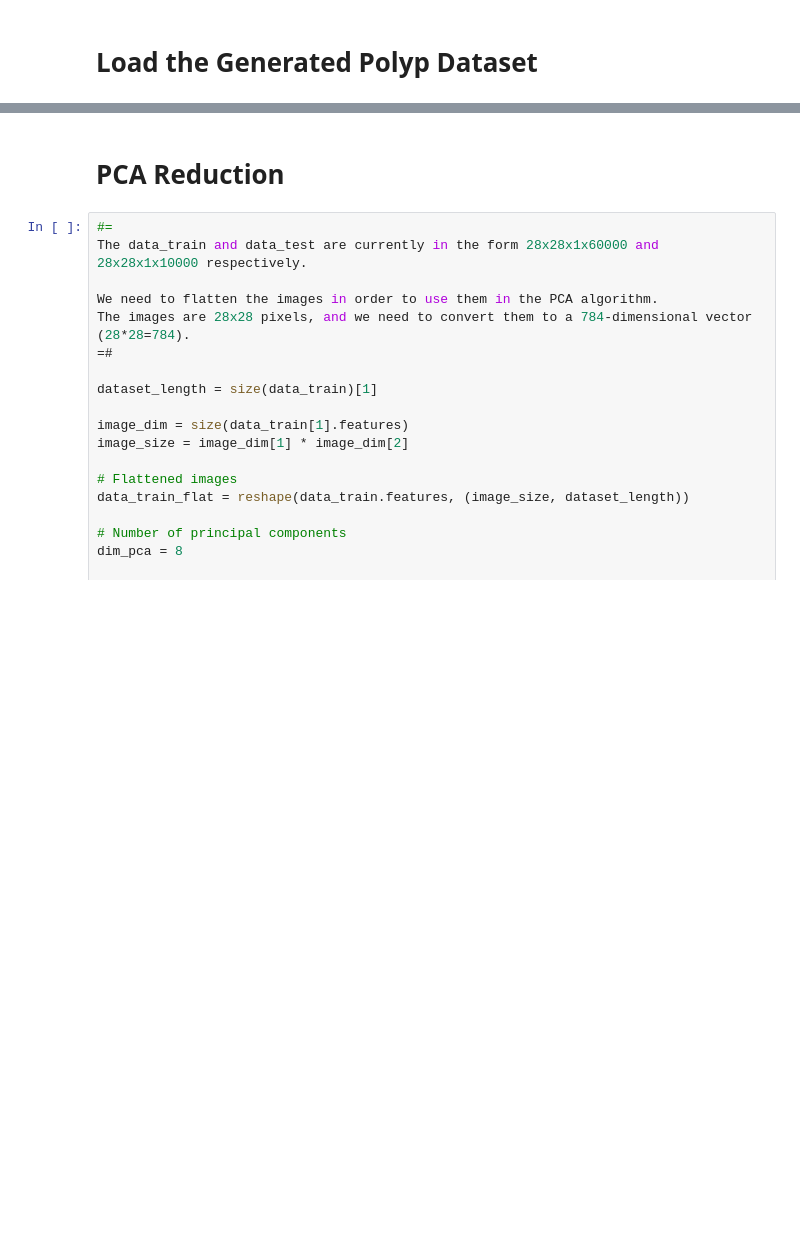
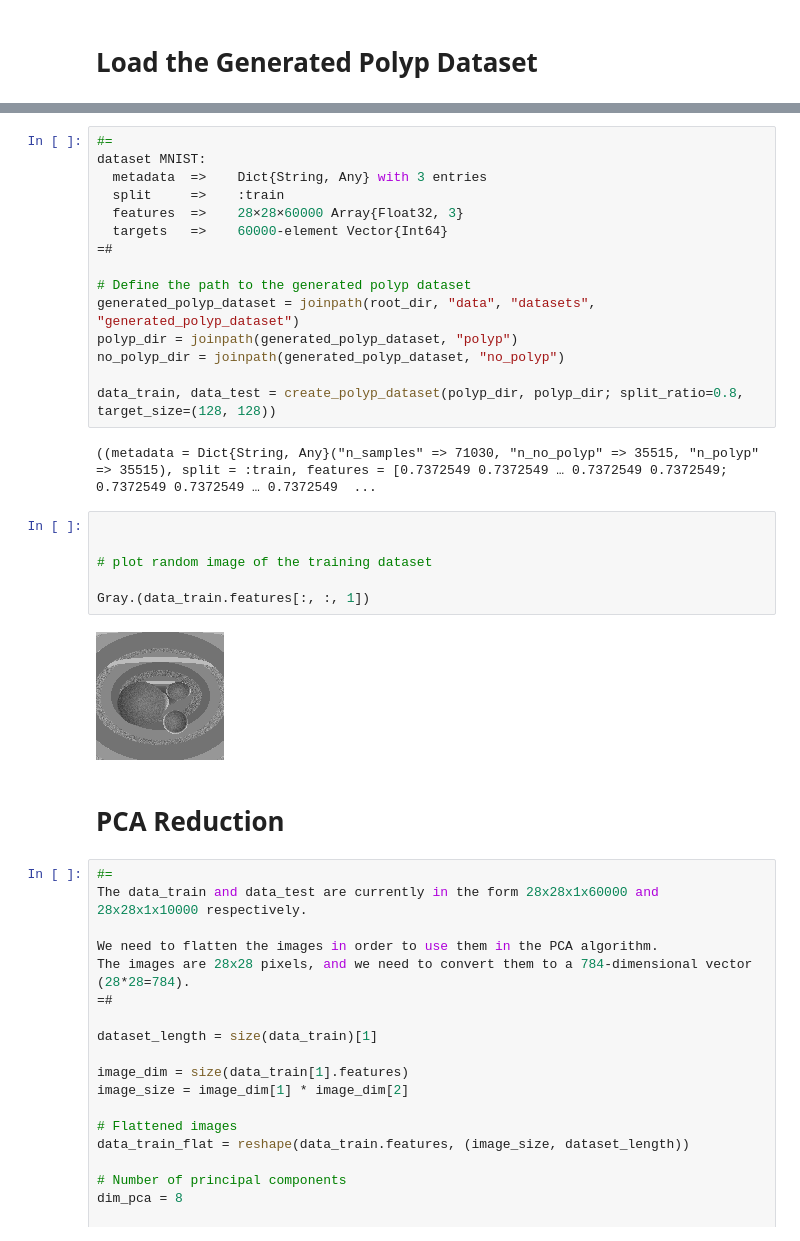
Before and after one commit to NunoMBatista/Neutral-Atom-QGARS, a Jupyter notebook: qrc_mnist_julia/QRC_polyp_detection.ipynb, the cells around one changed output, grey strips where cells are left out. Saved outputs shown, nothing was run; the diff lists cells and outputs as text; blank space fills up the shorter version.

Commit message:
started using generated polyp dataset

```diff
--- a/qrc_mnist_julia/QRC_polyp_detection.ipynb
+++ b/qrc_mnist_julia/QRC_polyp_detection.ipynb
@@ -57,3 +121,28 @@ convert2image(data_train, 1)
+# %%
+#=
+dataset MNIST:
+  metadata  =>    Dict{String, Any} with 3 entries
+  split     =>    :train
+  features  =>    28×28×60000 Array{Float32, 3}
+  targets   =>    60000-element Vector{Int64}
+=#
+
+# Define the path to the generated polyp dataset
+generated_polyp_dataset = joinpath(root_dir, "data", "datasets", "generated_polyp_dataset")
+polyp_dir = joinpath(generated_polyp_dataset, "polyp")
+no_polyp_dir = joinpath(generated_polyp_dataset, "no_polyp")
+
+data_train, data_test = create_polyp_dataset(polyp_dir, polyp_dir; split_ratio=0.8, target_size=(128, 128))
+# %% [output]
+((metadata = Dict{String, Any}("n_samples" => 71030, "n_no_polyp" => 35515, "n_polyp" => 35515), split = :train, features = [0.7372549 0.7372549 … 0.7372549 0.7372549; 0.7372549 0.7372549 … 0.7372549  ...
+# %%
+
+
+# plot random image of the training dataset
+
+Gray.(data_train.features[:, :, 1])
+# %% [output]
+[figure, added]
 # %% [markdown]
 # PCA Reduction
 # %%
```
Also changed, not shown: parts of 5 cells of this notebook, 6 other files.
